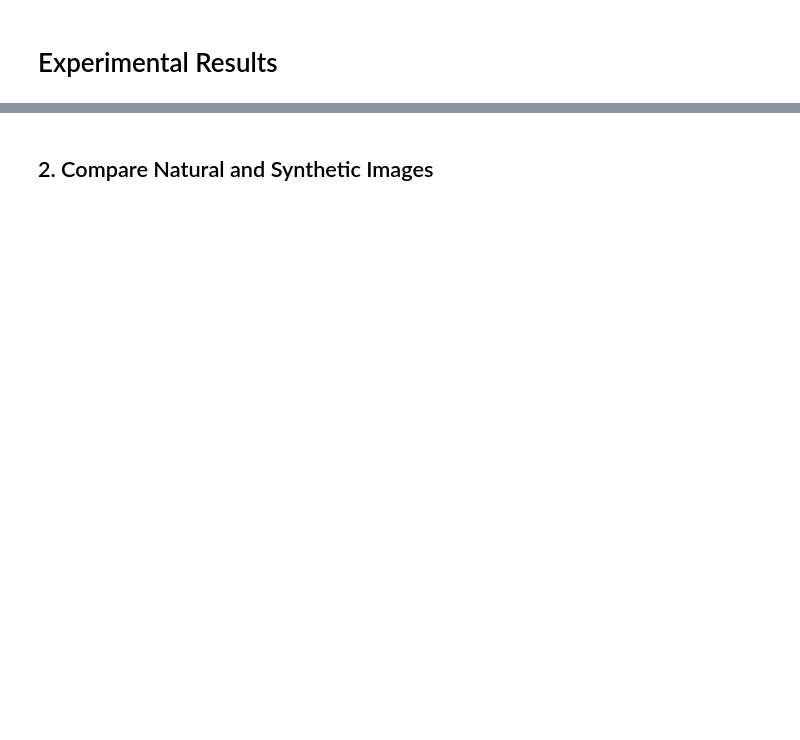
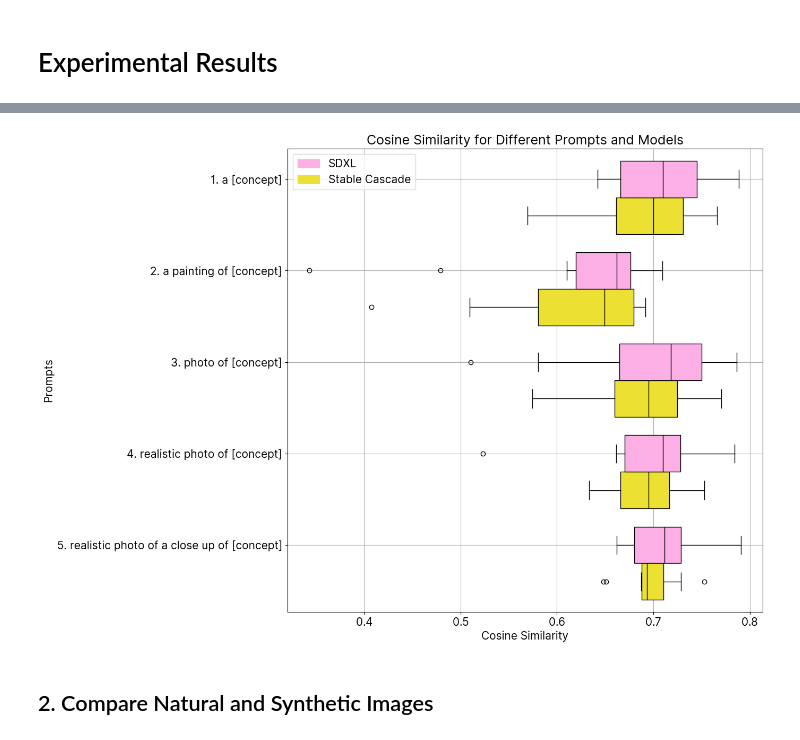
Before and after one commit to lkopf/cosy, a Jupyter notebook: notebooks/experiments.ipynb, the cells around one changed output, grey strips where cells are left out. Cells and saved outputs as stored; diff of their text form; code cells hidden in the pictures; blank space fills up the shorter version.

```diff
--- a/notebooks/experiments.ipynb
+++ b/notebooks/experiments.ipynb
@@ -86,2 +45,89 @@ plt.show()
+# %%
+import os
+import torch
+import numpy as np
+import matplotlib.pyplot as plt
+
+# Define constants
+ROOT_PATH = "/mnt/beegfs/home/lkopf/"
+MODEL_NAMES = ["Stable-Cascade", "SDXL1"]
+PROMPTS = ["a", "painting_of", "photo", "realistic_photo", "realistic_photo_close"]
+PROMPTS.reverse()
+PROMPT_NAMES = [
+    r"1. a [concept]",
+    r"2. a painting of [concept]",
+    r"3. photo of [concept]",
+    r"4. realistic photo of [concept]",
+    r"5. realistic photo of a close up of [concept]"
+]
+PROMPT_NAMES.reverse()
+RESULT_PATH = ROOT_PATH + "concept-synthesis/results/prompt_comparison/"
+DISTANCE_PATH = RESULT_PATH + "distance_tensors/s2n/"
+
+# Load ImageNet classes
+CLASSES = ['leatherback turtle', 'beer bottle', 'china cabinet', 'hard disc', 'bulbul', 'english setter', 'cardigan', 'submarine', 'coffee mug', 'switch']
+
+# Create boxplot
+fig, ax = plt.subplots(figsize=(14, 10))
+
+# Define colors for the boxplots
+colors = [palette[8], palette[6]]
+
+# Store data for plotting
+data = []
+
+for prompt in PROMPTS:
+    for model_name in MODEL_NAMES:
+        # Initialize list to store average cosine similarities
+        cosine_similarity_avg_list = []
+
+        # Iterate over the classes
+        for class_name in CLASSES:
+            class_name = class_name.replace(" ", "_")
+            tensor_path = os.path.join(DISTANCE_PATH, f"concept_distances_{prompt}_{model_name}_{class_name}.pt")
+            concept_distances = torch.load(tensor_path).cpu().detach()
+
+            # Calculate average cosine similarity
+            cosine_similarity_avg = torch.mean(concept_distances[0])
+            cosine_similarity_avg_list.append(cosine_similarity_avg.item())
+
+        data.append(cosine_similarity_avg_list)
+
+# Plot boxplots
+positions = []
+width = 0.6  # Width of the boxplots
+gap = 0.3  # Gap between different prompts
+for i in range(len(PROMPTS)):
+    positions.extend([i * (2 * width + gap) + j * width for j in range(len(MODEL_NAMES))])
+
+bp = ax.boxplot(data, vert=False, patch_artist=True, positions=positions, widths=width, medianprops=dict(color='black'))
+
+# Set colors for the boxes
+for i, patch in enumerate(bp['boxes']):
+    patch.set_facecolor(colors[i % len(MODEL_NAMES)])
+
+# Set y-axis labels
+y_ticks = [(i * (2 * width + gap) + width) for i in range(len(PROMPTS))]
+ax.set_yticks(y_ticks)
+ax.set_yticklabels(PROMPT_NAMES)
+ax.set_ylabel('Prompts')
+ax.set_xlabel('Cosine Similarity')
+ax.set_title('Cosine Similarity for Different Prompts and Models')
+
+# Add legend
+handles = [plt.Rectangle((0,0),1,1, color=color) for color in colors]
+handles.reverse()
+labels = ["Stable Cascade", "SDXL"]
+labels.reverse()
+ax.legend(handles, labels)
+
+plt.grid(True)
+plt.tight_layout()
+plt.savefig(PLOT_PATH + f"cs_prompt_model.png", bbox_inches='tight')
+plt.savefig(PLOT_PATH + f"cs_prompt_model.pdf", bbox_inches='tight')
+plt.savefig(PLOT_PATH + f"cs_prompt_model.svg", bbox_inches='tight')
+plt.show()
+# %% [output]
+[figure, added]
 # %% [markdown]
 ## 2. Compare Natural and Synthetic Images
```
Also changed, not shown: parts of 13 cells of this notebook, 3 other files.
